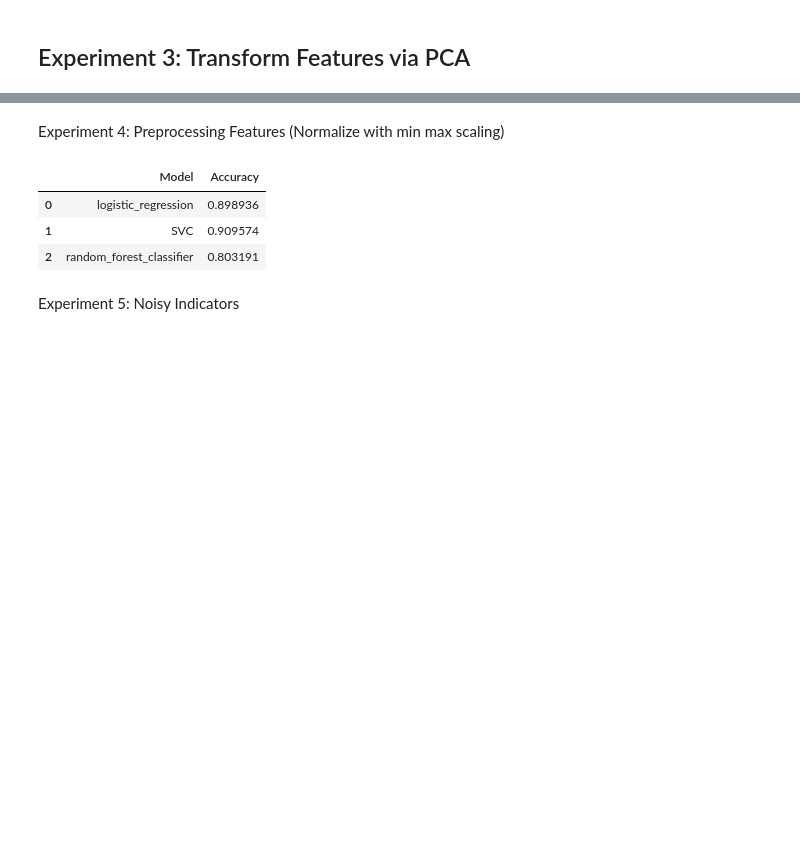
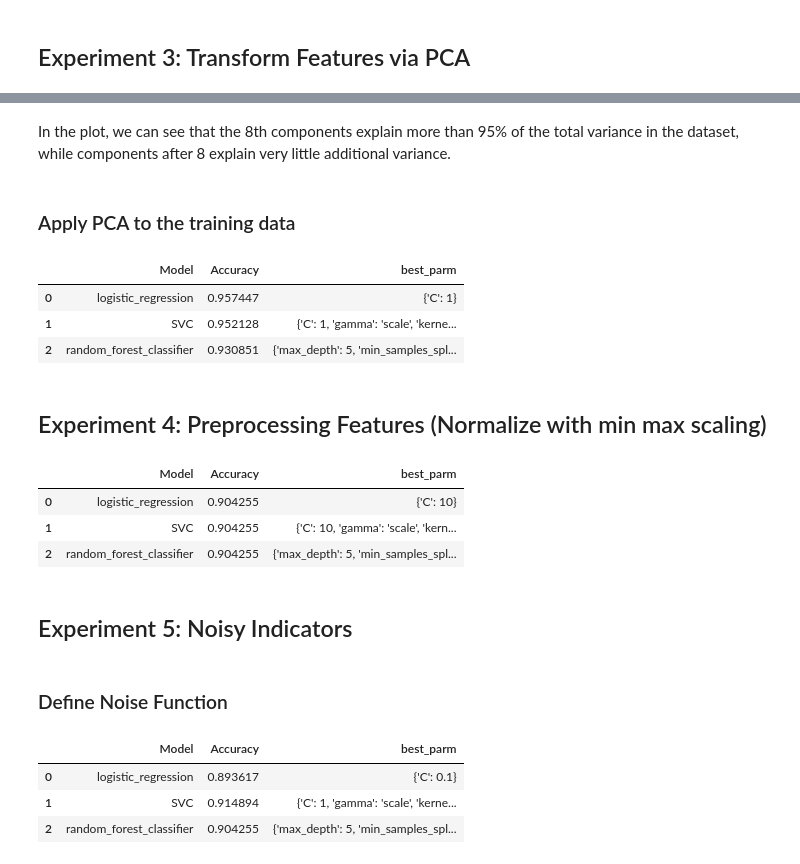
Before and after one commit to andrewlee-29/cancer_classifier, a Jupyter notebook: TrainModel.ipynb, the cells around one changed output, grey strips where cells are left out. Drawn from its saved outputs; the diff is of its cells as text; code cells hidden in the pictures; blank space fills up the shorter version.

```diff
--- a/TrainModel.ipynb
+++ b/TrainModel.ipynb
@@ -73,6 +117,8 @@ NotFittedError: This GridSearchCV instance is not fitted yet. Call 'fit' with ap
 # %%
-model_accuracies_df = pd.DataFrame(columns=['Model', 'Accuracy'])
+model_accuracies_df = pd.DataFrame(columns=['Model', 'Accuracy',"best_parm"])
 model_accuracies_df['Model'] = model_dict.keys()
-model_accuracies_df['Default model'] = model_dict.values()
+model_accuracies_df['Accuracy'] = model_dict.values()
+model_accuracies_df['best_parm'] = parm_list.values()
+all_model_accuracies_df['experiment 1']= model_dict.values()
 model_accuracies_df
 # %% [output]
@@ -92,6 +140,8 @@ Rfc_tranAndPredict(X,y,model_dict)
 # %%
-model_accuracies_df = pd.DataFrame(columns=['Model', 'Accuracy'])
+model_accuracies_df = pd.DataFrame(columns=['Model', 'Accuracy',"best_parm"])
 model_accuracies_df['Model'] = model_dict.keys()
 model_accuracies_df['Accuracy'] = model_dict.values()
+model_accuracies_df['best_parm'] = parm_list.values()
+all_model_accuracies_df['experiment 2']= model_dict.values()
 model_accuracies_df
 # %% [output]
@@ -150,0 +175,4 @@ array([[1160.1425737 , -293.91754364],
+# %% [markdown]
+In the plot, we can see that the 8th components explain more than 95% of the total variance in the dataset, while components after 8 explain very little additional variance.
+# %% [markdown]
+### Apply PCA to the training data
@@ -151,5 +189,17 @@ array([[1160.1425737 , -293.91754364],
+# %%
+model_accuracies_df = pd.DataFrame(columns=['Model', 'Accuracy',"best_parm"])
+model_accuracies_df['Model'] = model_dict.keys()
+model_accuracies_df['Accuracy'] = model_dict.values()
+model_accuracies_df['best_parm'] = parm_list.values()
+all_model_accuracies_df['experiment 3']= model_dict.values()
+model_accuracies_df
+# %% [output]
+|  | Model | Accuracy | best_parm |
+| 0 | logistic_regression | 0.957447 | {'C': 1} |
+| 1 | SVC | 0.952128 | {'C': 1, 'gamma': 'scale', 'kerne... |
+| 2 | random_forest_classifier | 0.930851 | {'max_depth': 5, 'min_samples_spl... |
 # %% [markdown]
-Experiment 4: Preprocessing Features (Normalize with min max scaling)
+## Experiment 4: Preprocessing Features (Normalize with min max scaling)
 # %%
 from sklearn.preprocessing import MinMaxScaler
 #fit and transforming MinMaxScaler the dataframe
@@ -158,19 +208,23 @@ df_new_mm = pd.DataFrame(mm.fit_transform(df), columns=df.columns)
 X, y = df_new_mm[["radius_mean"]], df_new_mm[['diagnosis']]
 
 model_dict = {}
-
-logR_tranAndPredict(X,y,model_dict)
-Svc_tranAndPredict(X,y,model_dict)
-Rfc_tranAndPredict(X,y,model_dict)
+parm_list={}
+logR_tranAndPredict(X,y,model_dict,parm_list)
+Svc_tranAndPredict(X,y,model_dict,parm_list)
+Rfc_tranAndPredict(X,y,model_dict,parm_list)
 # %%
-model_accuracies_df = pd.DataFrame(columns=['Model', 'Accuracy'])
+model_accuracies_df = pd.DataFrame(columns=['Model', 'Accuracy',"best_parm"])
 model_accuracies_df['Model'] = model_dict.keys()
 model_accuracies_df['Accuracy'] = model_dict.values()
+model_accuracies_df['best_parm'] = parm_list.values()
+all_model_accuracies_df['experiment 4']= model_dict.values()
 model_accuracies_df
 # %% [output]
-|  | Model | Accuracy |
-| 0 | logistic_regression | 0.898936 |
-| 1 | SVC | 0.909574 |
-| 2 | random_forest_classifier | 0.803191 |
+|  | Model | Accuracy | best_parm |
+| 0 | logistic_regression | 0.904255 | {'C': 10} |
+| 1 | SVC | 0.904255 | {'C': 10, 'gamma': 'scale', 'kern... |
+| 2 | random_forest_classifier | 0.904255 | {'max_depth': 5, 'min_samples_spl... |
 # %% [markdown]
-Experiment 5: Noisy Indicators
+## Experiment 5: Noisy Indicators
+# %% [markdown]
+### Define Noise Function
@@ -176,0 +246,12 @@ Experiment 5: Noisy Indicators
+# %%
+model_accuracies_df = pd.DataFrame(columns=['Model', 'Accuracy',"best_parm"])
+model_accuracies_df['Model'] = model_dict.keys()
+model_accuracies_df['Accuracy'] = model_dict.values()
+model_accuracies_df['best_parm'] = parm_list.values()
+all_model_accuracies_df['experiment 5']= model_dict.values()
+model_accuracies_df
+# %% [output]
+|  | Model | Accuracy | best_parm |
+| 0 | logistic_regression | 0.893617 | {'C': 0.1} |
+| 1 | SVC | 0.914894 | {'C': 1, 'gamma': 'scale', 'kerne... |
+| 2 | random_forest_classifier | 0.904255 | {'max_depth': 5, 'min_samples_spl... |
```
Also changed, not shown: parts of 36 cells of this notebook, 1 other file.
